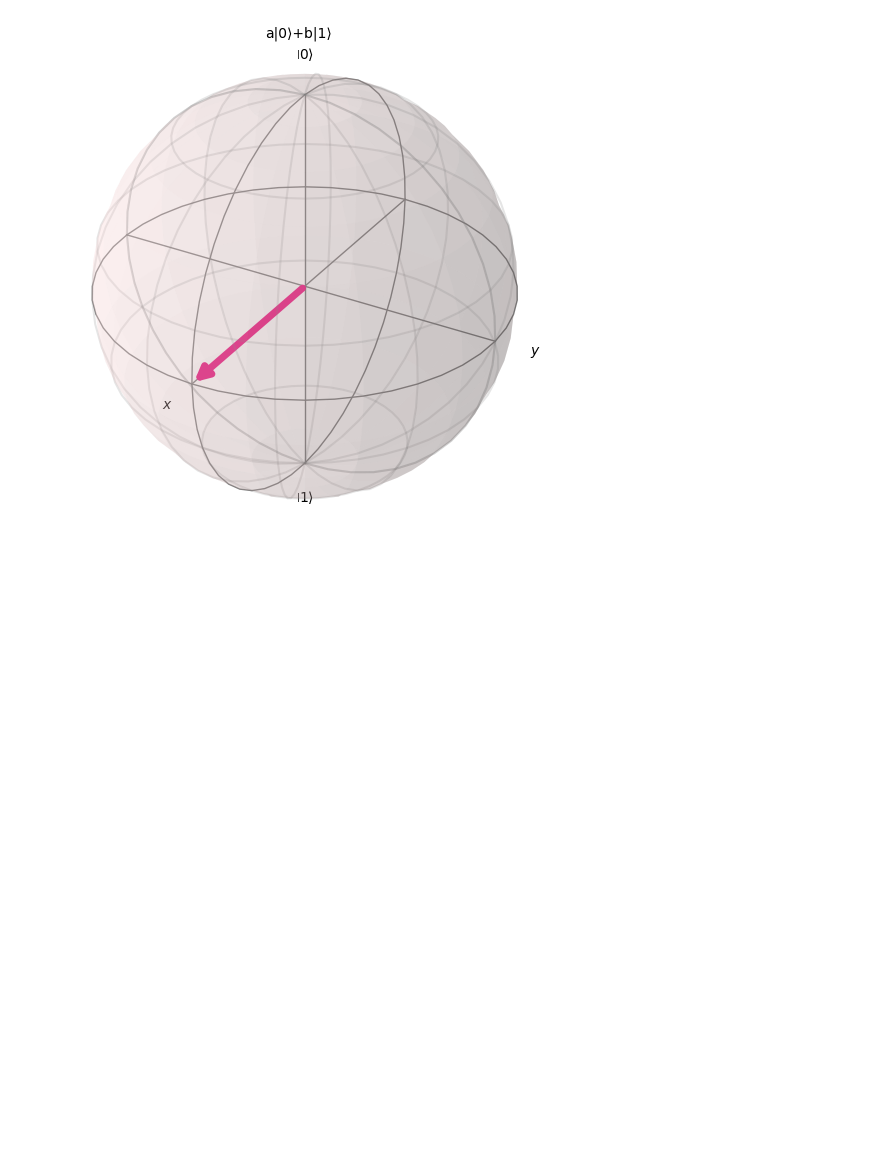
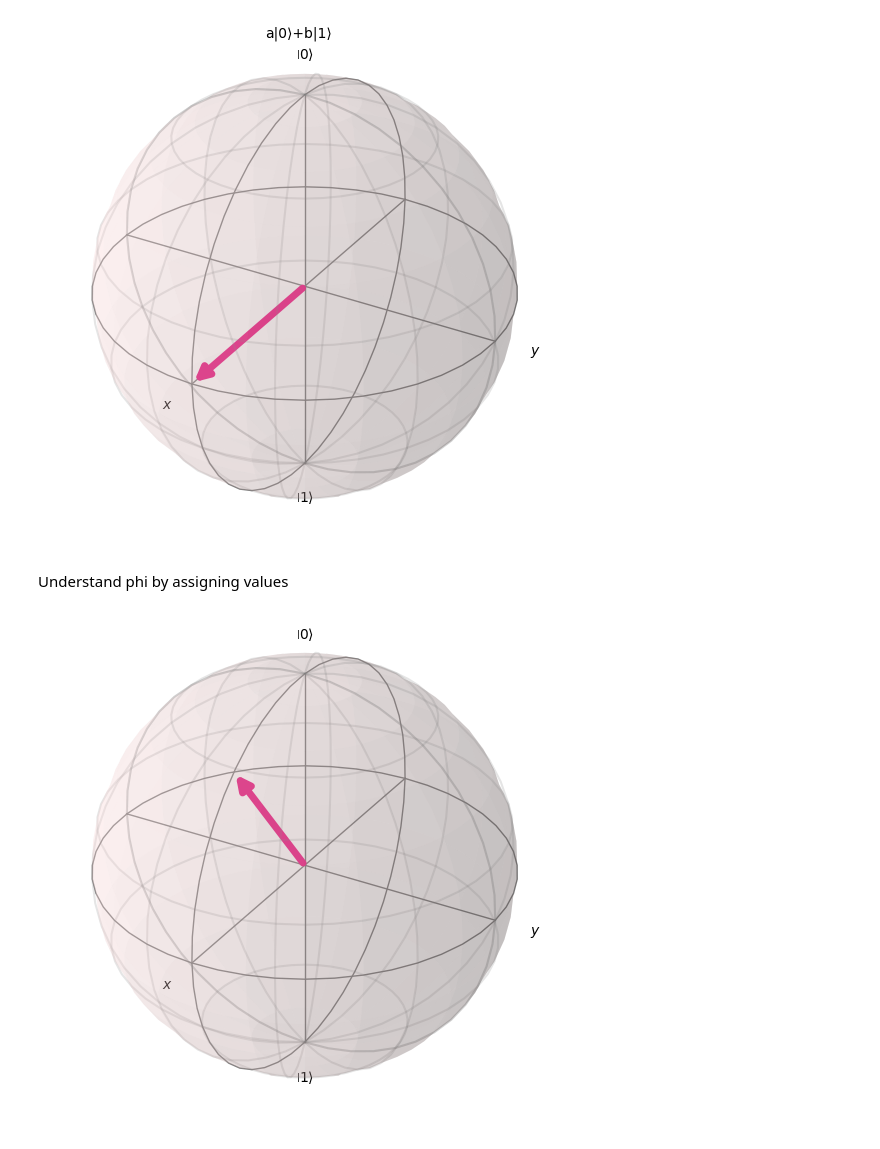
Before and after one commit to vigneshwari311/Foundations-of-QC, a Jupyter notebook: foundations/bloch_sphere1.ipynb, the cells around one changed output. Cells and saved outputs as stored; diff of their text form; code cells hidden in the pictures; blank space fills up the shorter version.

```diff
--- a/foundations/bloch_sphere1.ipynb
+++ b/foundations/bloch_sphere1.ipynb
@@ -40,3 +40,18 @@ bits = 1 the vector is [1.2246467991473532e-16, 0.0, -1.0]
 [figure]
 a|0⟩+b|1⟩ the vector is [1.0, 0.0, 6.123233995736766e-17]
 [figure]
+# %% [markdown]
+Understand phi by assigning values
+# %%
+angles_2 = {}
+angles_2["theta"] = float(input("Enter Theta :\n"))
+angles_2["phi"] = float(input("Enter Phi :\n"))
+
+x = cos(angles_2["phi"]) * sin(angles_2["theta"])
+y = sin(angles_2["phi"]) * sin(angles_2["theta"])
+z = cos(angles_2["theta"])
+
+display(plot_bloch_vector([x,y,z]))
+plot.show()
+# %% [output]
+[figure, added]
```
Also changed, not shown: parts of 3 cells of this notebook, 7 other files.
